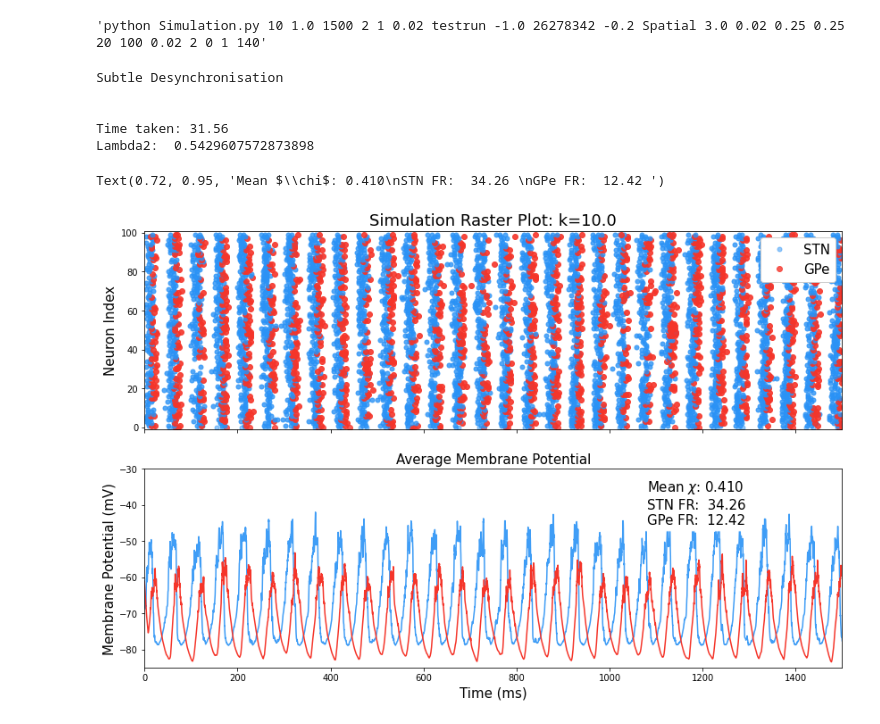
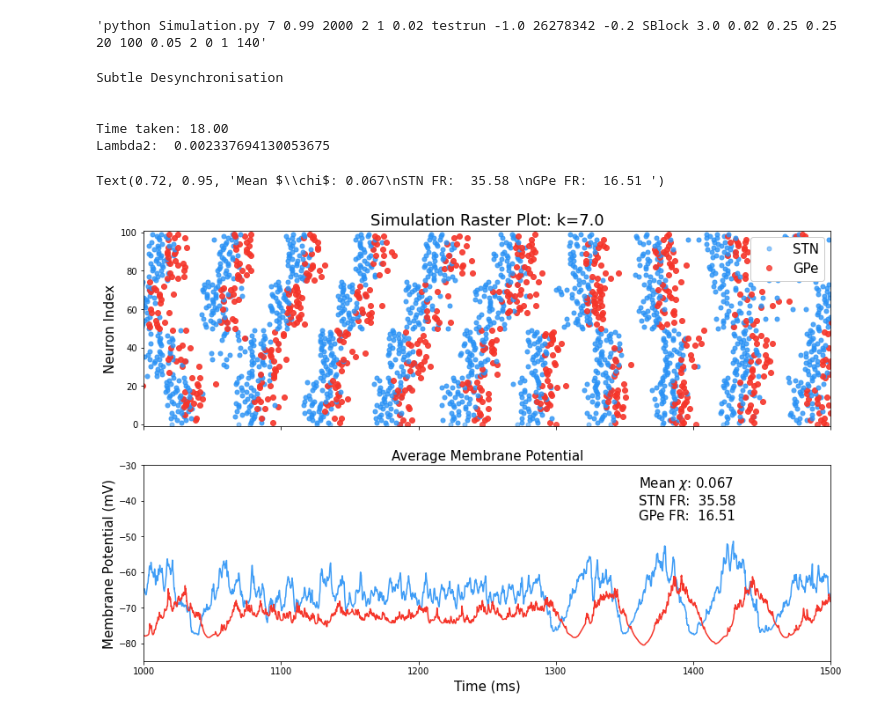
Before and after one commit to cathalmc/Study1_STN-GPe_Network_Stimulator, a Jupyter notebook: Run Simulation Desktop.ipynb, the cells around one changed output. Cells and saved outputs as stored; diff of their text form; code cells hidden in the pictures.

Commit message:
slight change to sblock

```diff
--- a/Run Simulation Desktop.ipynb
+++ b/Run Simulation Desktop.ipynb
@@ -17,13 +17,13 @@ ps = {"ImprovedSpatial": 3,
 SimCon = SimControl()
 
 SimCon.params["n"] = 100
-SimCon.params["k"] = 10
-SimCon.params["p"] = 1.0 #ps[SimCon.params["Network_type"]]
-SimCon.params["Network_type"] = "Spatial"
+SimCon.params["k"] = 7
+SimCon.params["p"] = 0.99 #ps[SimCon.params["Network_type"]]
+SimCon.params["Network_type"] = "SBlock"
 
 SimCon.params["Notebook"] = 2 #1 is to save the firing data, 2 is to save the network data and firing data, 0 is for simulating on cluster
-SimCon.params["simtime"] = 1500
-SimCon.params["h"] = 0.02
+SimCon.params["simtime"] = 2000
+SimCon.params["h"] = 0.05
 
 SimCon.params["StimSites"] = 0
 SimCon.params["StimAmplitude"] = 1
@@ -31,7 +31,7 @@ SimCon.params["StimFrequency"] = 140
 
 SimCon.Generate_Command()
 # %% [output]
-'python Simulation.py 10 1.0 1500 2 1 0.02 testrun -1.0 26278342 -0.2 Spatial 3.0 0.02 0.25 0.25 20 100 0.02 2 0 1 140'
+'python Simulation.py 7 0.99 2000 2 1 0.02 testrun -1.0 26278342 -0.2 SBlock 3.0 0.02 0.25 0.25 20 100 0.05 2 0 1 140'
 # %%
 t0 = time.time()
 p = subprocess.Popen(SimCon.Generate_Command(),stdout=subprocess.PIPE, stderr=subprocess.PIPE)
@@ -96,8 +96,8 @@ print('Lambda2: ', sorted(graph_measures['eigs'])[1])
 Subtle Desynchronisation
 
 
-Time taken: 31.56
-Lambda2:  0.5429607572873898
+Time taken: 18.00
+Lambda2:  0.002337694130053675
 # %%
 cols = '#2A92F5'
 colg = '#F5352A'
@@ -131,36 +131,36 @@ fig,ax = plt.subplots(2,1,figsize=[14,9],sharex=True)
 #fig.suptitle(params["Network_type"])
 
 for i, train in enumerate(zip(STrain,GTrain)):
     train1 = train[0]
     train2 = train[1]
     if i>ilim:
         break
     if i==0:
         ax[0].plot(train1, i*np.ones(len(train1)), 'o', color = cols,markersize=5, alpha=0.5, label='STN')
         ax[0].plot(train2, i*np.ones(len(train2)), 'o', color = colg,markersize=6, alpha=0.8, label='GPe')
     else:
         ax[0].plot(train1, i*np.ones(len(train1)), 'o', color = cols,markersize=5, alpha=0.8)
         ax[0].plot(train2, i*np.ones(len(train2)), 'o', color = colg,markersize=6, alpha=0.9)
 
 
 #f'{netlab[data_dict["Network_type"]]} Network'
 ax[0].set_title(f'Simulation Raster Plot: k={k}',fontsize=titlefontsize)
 ax[0].set_ylabel("Neuron Index",fontsize=infigfontsize)
-ax[0].set_xlim(0,1500)
+ax[0].set_xlim(1000,1500)
 ax[0].set_ylim(-1,ilim+1)
 ax[0].legend(fontsize=infigfontsize,loc='upper right',framealpha=1)
 #ax[0].legend(fontsize=16,framealpha=1,shadow = True,borderpad=0.8,loc='upper right')
 
 ax[1].plot(x_axis, SLFP, label = 'STN',color = cols, alpha=0.9)
 ax[1].plot(x_axis, GLFP, label = 'GPe',color = colg, alpha=1)
 ax[1].set_title('Average Membrane Potential',fontsize=infigfontsize)
 ax[1].set_ylabel("Membrane Potential (mV)",fontsize=infigfontsize)
 ax[1].set_xlabel("Time (ms)",fontsize=infigfontsize)
 ax[1].set(ylim=[-85,-30,])
 ax[1].text(0.72, 0.95, textstr, transform=ax[1].transAxes, color='k', fontsize=infigfontsize, verticalalignment='top', bbox=props)
 # %% [output]
-Text(0.72, 0.95, 'Mean $\\chi$: 0.410\nSTN FR:  34.26 \nGPe FR:  12.42 ')
+Text(0.72, 0.95, 'Mean $\\chi$: 0.067\nSTN FR:  35.58 \nGPe FR:  16.51 ')
-[figure, old version]
+[figure, new version]
 # %%
 #np.save("NewAmalgData\\"+f"{netname}_{int(k)}.npy",recovered_dat)
 # dat2={}
```
Also changed, not shown: parts of 3 cells of this notebook, 2 other files.
